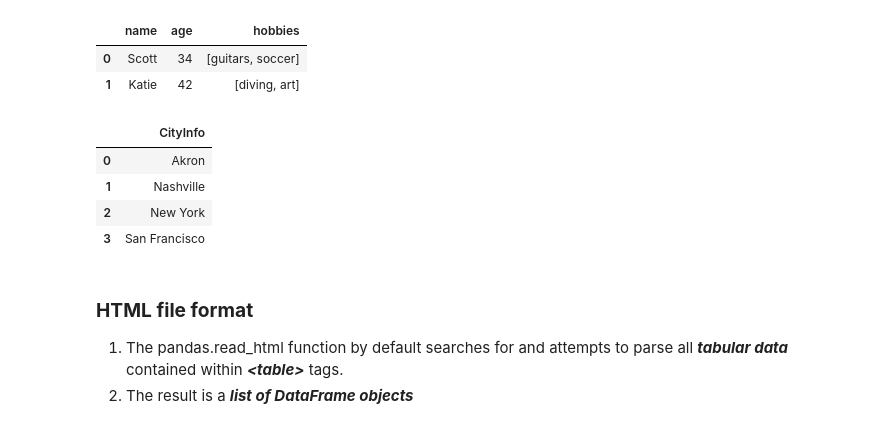
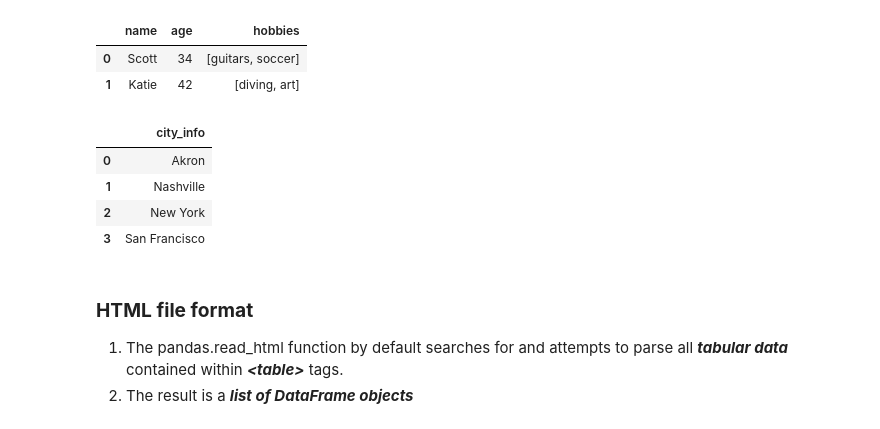
Before and after one commit to athirah-o/STQD6014_Data_Science_Notes, a Jupyter notebook: P129566_Copy_of_Week08_DataLoading_Storage_WC_20231129.ipynb, the cells around one changed output. Cells and saved outputs as stored; diff of their text form; code cells hidden in the pictures.

```diff
--- a/P129566_Copy_of_Week08_DataLoading_Storage_WC_20231129.ipynb
+++ b/P129566_Copy_of_Week08_DataLoading_Storage_WC_20231129.ipynb
@@ -253,6 +299,7 @@ three,9,10,11,12,foo
 # %%
 # Change pandas display settings to become more compact
 # Setting the maximum number of rows to 6
+pd.options.display.max_rows=6
 # %%
 # Read a large csv file - display six rows
 # Download ex6.csv here: https://tinyurl.com/3dv6buw8
@@ -425,6 +507,9 @@ obj = """
 # %%
 # Convert JSON string to Python form named result
 # 'result' would be a dictionary representing the parsed JSON data
+import json
+result = json.loads(obj)
+result
 # %% [output]
 {'name': 'Wes',
  'cities_lived': ['Akron', 'Nashville', 'New York', 'San Francisco'],
@@ -443,8 +532,10 @@ obj = """
 | 1 | Katie | 42 | [diving, art] |
 # %%
 # Challenge: extract the city information and display in a dataframe
+city = pd.DataFrame(result["cities_lived"],columns=["city_info"])
+city
 # %% [output]
-|  | CityInfo |
+|  | city_info |
 | 0 | Akron |
 | 1 | Nashville |
 | 2 | New York |
```
Also changed, not shown: parts of 60 cells of this notebook.
